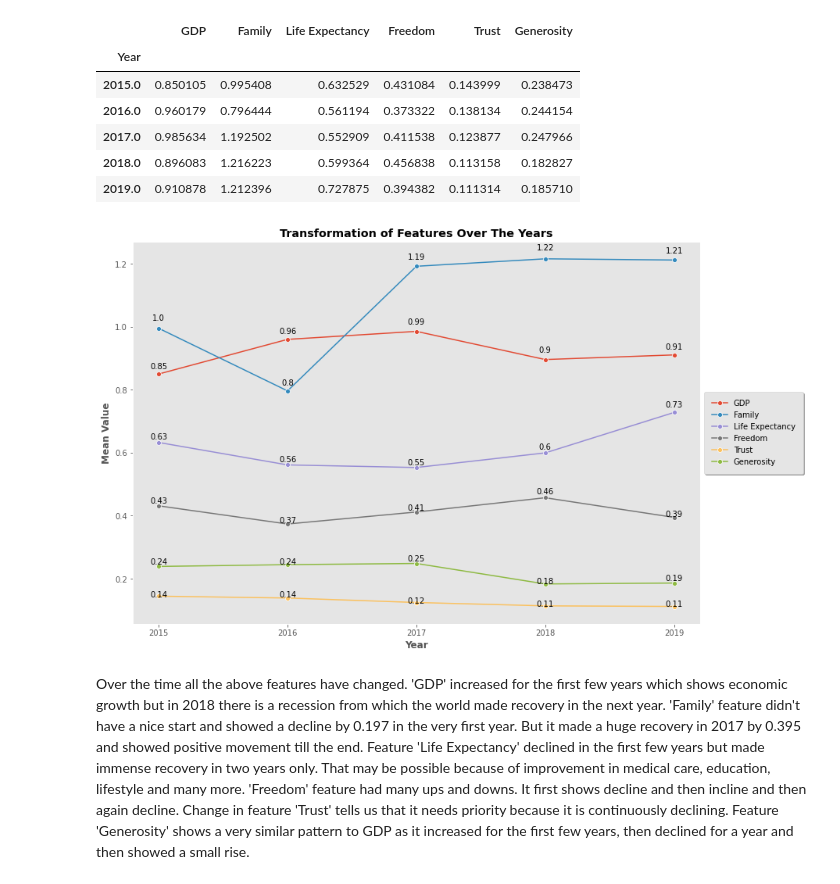
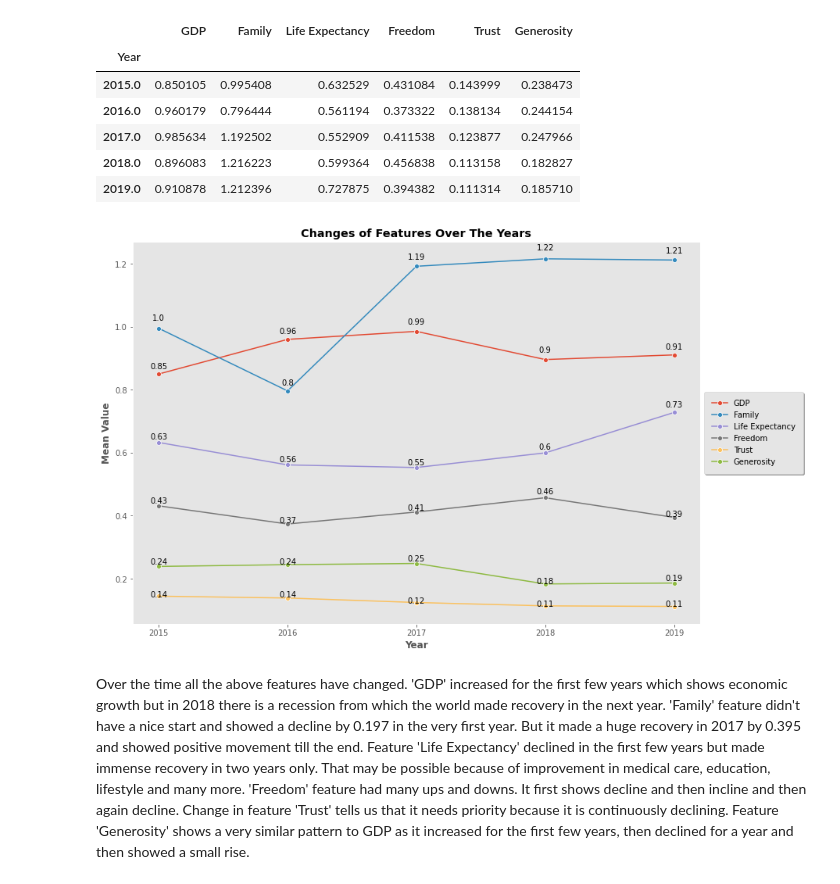
Before and after one commit to orkunaran/World-Happiness-Report-2015-2019, a Jupyter notebook: world_happiness_report.ipynb, the cells around one changed output. Cells and saved outputs as stored; diff of their text form; code cells hidden in the pictures.

```diff
--- a/world_happiness_report.ipynb
+++ b/world_happiness_report.ipynb
@@ -1119,23 +1090,23 @@ yearwise_mean
 # %%
 fig, ax = plt.subplots(1, 1, figsize=(13, 9))
 for column in columns:
   plot = sns.lineplot(x=yearwise_mean.index, y=yearwise_mean[column], ax=ax,
                label=column, marker='o')
 
   for index, value in yearwise_mean[column].iteritems():
     plot.text(x=index, y=round(value, 2)*1.02, s=round(value, 2),
               ha='center', color='black')
 
-ax.set_title('Transformation of Features Over The Years', fontweight='bold')
+ax.set_title('Changes of Features Over The Years', fontweight='bold')
 ax.xaxis.set_major_locator(MaxNLocator(integer=True))
 ax.set_xlabel('Year', fontweight='bold')
 ax.set_ylabel('Mean Value', fontweight='bold')
 ax.legend(fancybox=True, framealpha=1, shadow=True, borderpad=1,
           loc='center left', bbox_to_anchor=(1, 0.5))
 ax.grid(False)
 plt.show()
 # %% [output]
-[figure, old version]
+[figure, new version]
 # %% [markdown]
 Over the time all the above features have changed. 'GDP' increased for the first few years which shows economic growth but in 2018 there is a recession from which the world made recovery in the next year. 'Family' feature didn't have a nice start and showed a decline by 0.197 in the very first year. But it made a huge recovery in 2017 by 0.395 and showed positive movement till the end. Feature 'Life Expectancy' declined in the first few years but made immense recovery in two years only. That may be possible because of improvement in medical care, education, lifestyle and many more. 'Freedom' feature had many ups and downs. It first shows decline and then incline and then again decline. Change in feature 'Trust' tells us that it needs priority because it is continuously declining. Feature 'Generosity' shows a very similar pattern to GDP as it increased for the first few years, then declined for a year and then showed a small rise.
 # %% [markdown]
```
Also changed, not shown: parts of 3 cells of this notebook.
